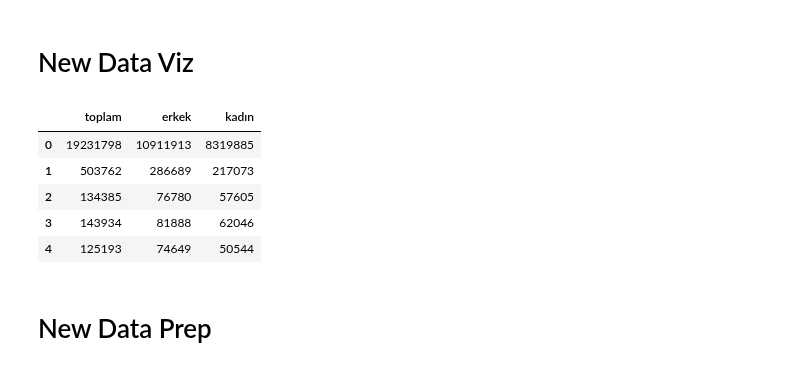
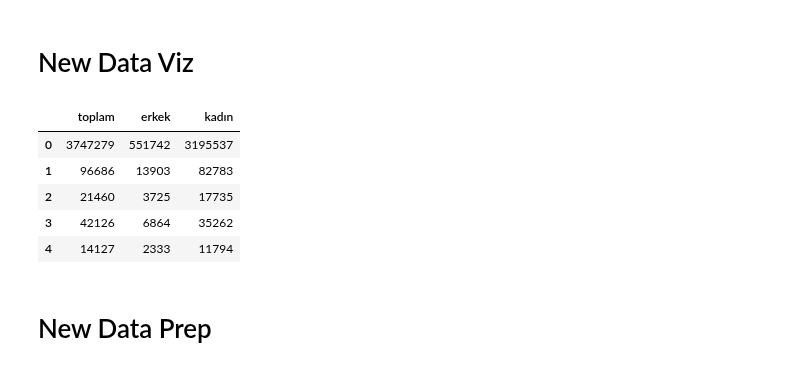
Before and after one commit to Zakerous76/analythings-viz-2-fastAPI-integration, a Jupyter notebook: plotly-py-viz-fastapi/developement.ipynb, the cells around one changed output. Drawn from its saved outputs; the diff is of its cells as text; code cells hidden in the pictures.

```diff
--- a/plotly-py-viz-fastapi/developement.ipynb
+++ b/plotly-py-viz-fastapi/developement.ipynb
@@ -32,19 +29,18 @@ df3=population_df()
 df4=population_marital_df()
 df5=population_origin_city_df()
 df6=population_trend_df()
+# %%
+df4=population_marital_df()
 # %% [markdown]
 # New Data Viz
-# %%
-df_never_married, df_married, df_divorced, df_widowed = df4
-new_index = df_never_married.index.to_list()  # Convert the index to a list
-new_index[0] = 0  # Change the first index value
-df_never_married.index = new_index  # Reassign the modified index to the dataframe
-
-df_never_married.head(5)
-# %% [output]
-|  | toplam | erkek | kadın |
-| 0 | 19231798 | 10911913 | 8319885 |
-| 1 | 503762 | 286689 | 217073 |
-| 2 | 134385 | 76780 | 57605 |
-| 3 | 143934 | 81888 | 62046 |
-| 4 | 125193 | 74649 | 50544 |
+# %%
+df_never_married, df_married, df_divorced, df_widowed = df4
+
+df_widowed.head(5)
+# %% [output]
+|  | toplam | erkek | kadın |
+| 0 | 3747279 | 551742 | 3195537 |
+| 1 | 96686 | 13903 | 82783 |
+| 2 | 21460 | 3725 | 17735 |
+| 3 | 42126 | 6864 | 35262 |
+| 4 | 14127 | 2333 | 11794 |
```
Also changed, not shown: parts of 3 cells of this notebook, 2 other files.
